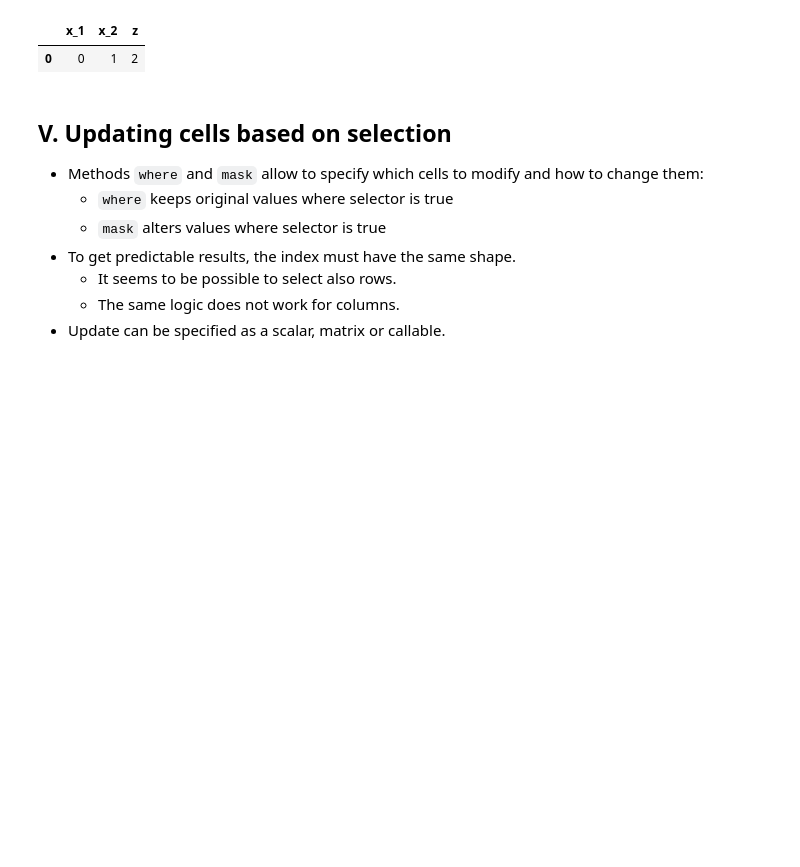
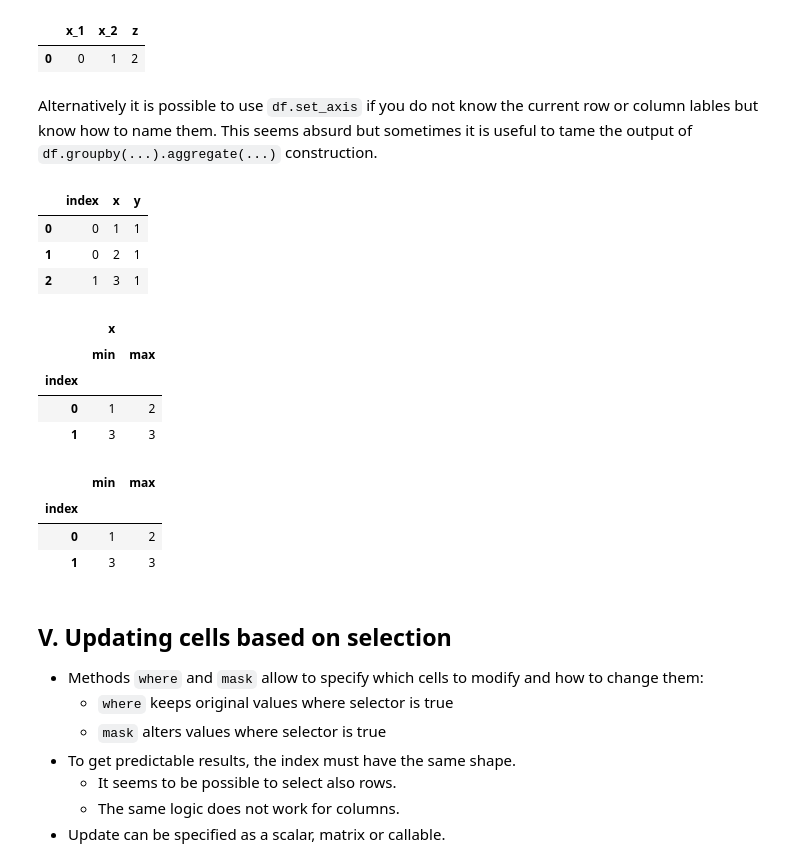
Before and after one commit to swenlaur/machine-learning-ii, a Jupyter notebook: practise-sessions/00/04_pandas_method_chaining.ipynb, the cells around one changed output. Saved outputs shown, nothing was run; the diff lists cells and outputs as text; code cells hidden in the pictures; blank space fills up the shorter version.

```diff
--- a/practise-sessions/00/04_pandas_method_chaining.ipynb
+++ b/practise-sessions/00/04_pandas_method_chaining.ipynb
@@ -166,6 +166,37 @@ display(df.rename(columns = {'x': 'x_1', 'y': 'x_2'}))
 | 0 | 0 | 1 | 2 |
 |  | x_1 | x_2 | z |
 | 0 | 0 | 1 | 2 |
+# %% [markdown]
+Alternatively it is possible to use `df.set_axis` if you do not know the current row or column lables but know how to name them.
+This seems absurd but sometimes it is useful to tame the output of `df.groupby(...).aggregate(...)` construction.
+# %%
+df = DataFrame({'index': [0, 0, 1], 'x': [1,2,3], 'y':[1, 1, 1]})
+display(df)
+display(
+    df
+    .groupby('index')
+    .aggregate({'x': [min, max]})
+)
+display(
+    df
+    .groupby('index')
+    .aggregate({'x': [min, max]})
+    .set_axis(['min', 'max'], axis=1)
+)
+# %% [output]
+|  | index | x | y |
+| 0 | 0 | 1 | 1 |
+| 1 | 0 | 2 | 1 |
+| 2 | 1 | 3 | 1 |
+|  | x |  |
+|  | min | max |
+| index |  |  |
+| 0 | 1 | 2 |
+| 1 | 3 | 3 |
+|  | min | max |
+| index |  |  |
+| 0 | 1 | 2 |
+| 1 | 3 | 3 |
 # %% [markdown]
 ## V. Updating cells based on selection
 
```
